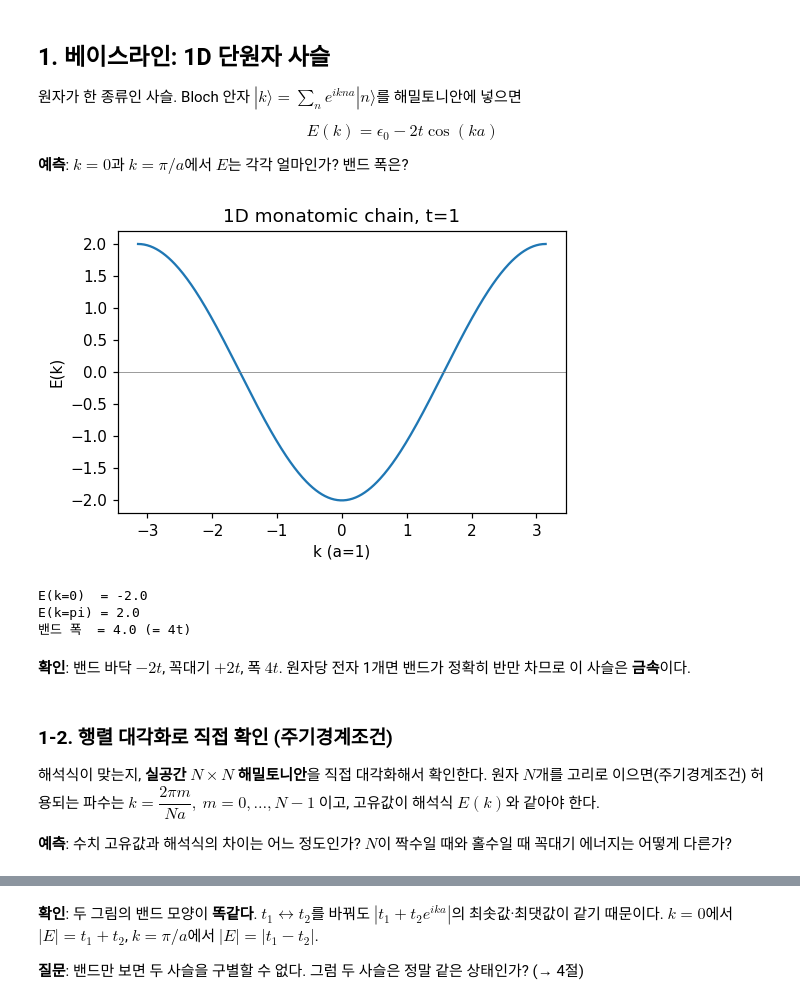
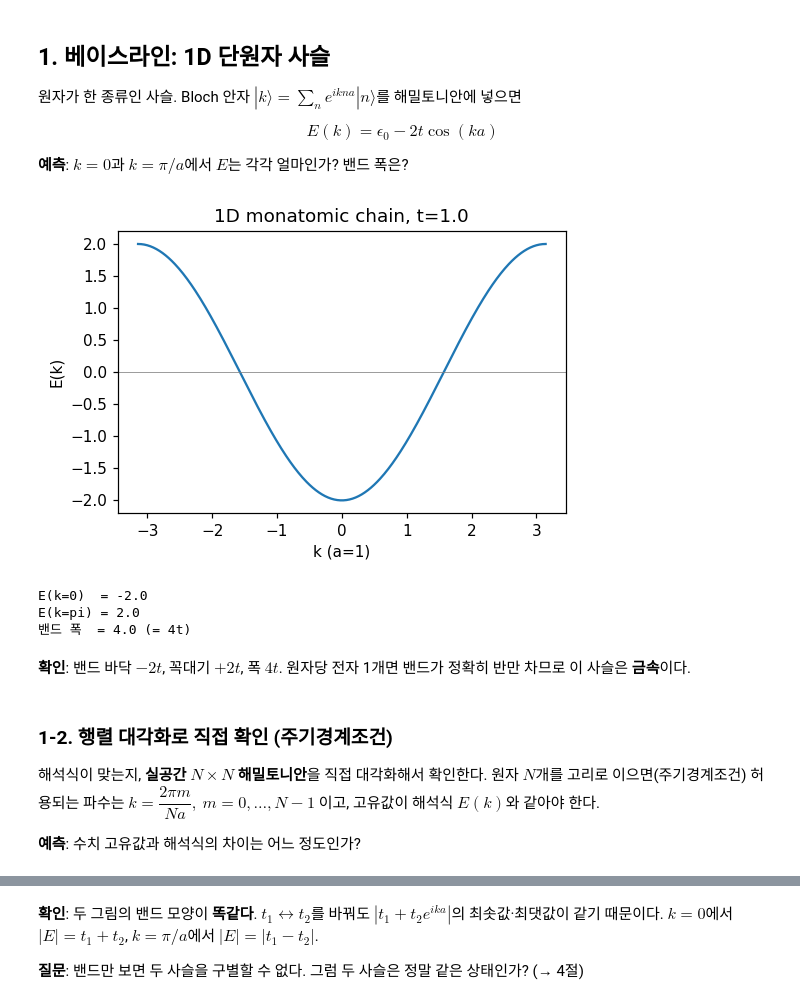
Before and after one commit to hyosan1423/computational-physics, a Jupyter notebook: midterm-tight-binding/tight_binding.ipynb, the cells around one changed output, grey strips where cells are left out. Cells and saved outputs as stored; diff of their text form; code cells hidden in the pictures.

```diff
--- a/midterm-tight-binding/tight_binding.ipynb
+++ b/midterm-tight-binding/tight_binding.ipynb
@@ -28,24 +110,27 @@ $$E(k)=\epsilon_0-2t\cos(ka)$$
 
 **예측**: $k=0$과 $k=\pi/a$에서 $E$는 각각 얼마인가? 밴드 폭은?
 # %%
+t_m = P["t_monatomic"]
+
 def monatomic_energy(k, t=1.0, eps0=0.0, a=A_LATTICE):
     return eps0 - 2 * t * np.cos(k * a)
 
 k_vals = np.linspace(-np.pi, np.pi, 400)
-E = monatomic_energy(k_vals)
+E = monatomic_energy(k_vals, t_m)
 
 plt.figure(figsize=(5, 3.5))
 plt.plot(k_vals, E)
 plt.axhline(0, color="gray", lw=0.5)
 plt.xlabel("k (a=1)"); plt.ylabel("E(k)")
-plt.title("1D monatomic chain, t=1")
-plt.tight_layout(); plt.show()
+plt.title(f"1D monatomic chain, t={t_m}")
+plt.tight_layout(); save_fig("fig1_monatomic"); plt.show()
+save_csv("monatomic_band.csv", ["k", "E"], zip(k_vals.tolist(), E.tolist()))
 
-print("E(k=0)  =", monatomic_energy(0.0))
-print("E(k=pi) =", monatomic_energy(np.pi))
-print("밴드 폭  =", monatomic_energy(np.pi) - monatomic_energy(0.0), "(= 4t)")
+print("E(k=0)  =", monatomic_energy(0.0, t_m))
+print("E(k=pi) =", monatomic_energy(np.pi, t_m))
+print("밴드 폭  =", monatomic_energy(np.pi, t_m) - monatomic_energy(0.0, t_m), "(= 4t)")
 # %% [output]
-[figure, old version]
+[figure, new version]
 E(k=0)  = -2.0
 E(k=pi) = 2.0
 밴드 폭  = 4.0 (= 4t)
@@ -58,7 +143,7 @@ E(k=pi) = 2.0
 해석식이 맞는지, **실공간 $N\times N$ 해밀토니안**을 직접 대각화해서 확인한다.
 원자 $N$개를 고리로 이으면(주기경계조건) 허용되는 파수는 $k=\dfrac{2\pi m}{Na},\ m=0,\dots,N-1$ 이고, 고유값이 해석식 $E(k)$와 같아야 한다.
 
-**예측**: 수치 고유값과 해석식의 차이는 어느 정도인가? $N$이 짝수일 때와 홀수일 때 꼭대기 에너지는 어떻게 다른가?
+**예측**: 수치 고유값과 해석식의 차이는 어느 정도인가?
 # %%
 def ring_hamiltonian(N, t=1.0, eps0=0.0):
     H = np.eye(N) * eps0
```
Also changed, not shown: parts of 37 cells of this notebook, 35 other files.
